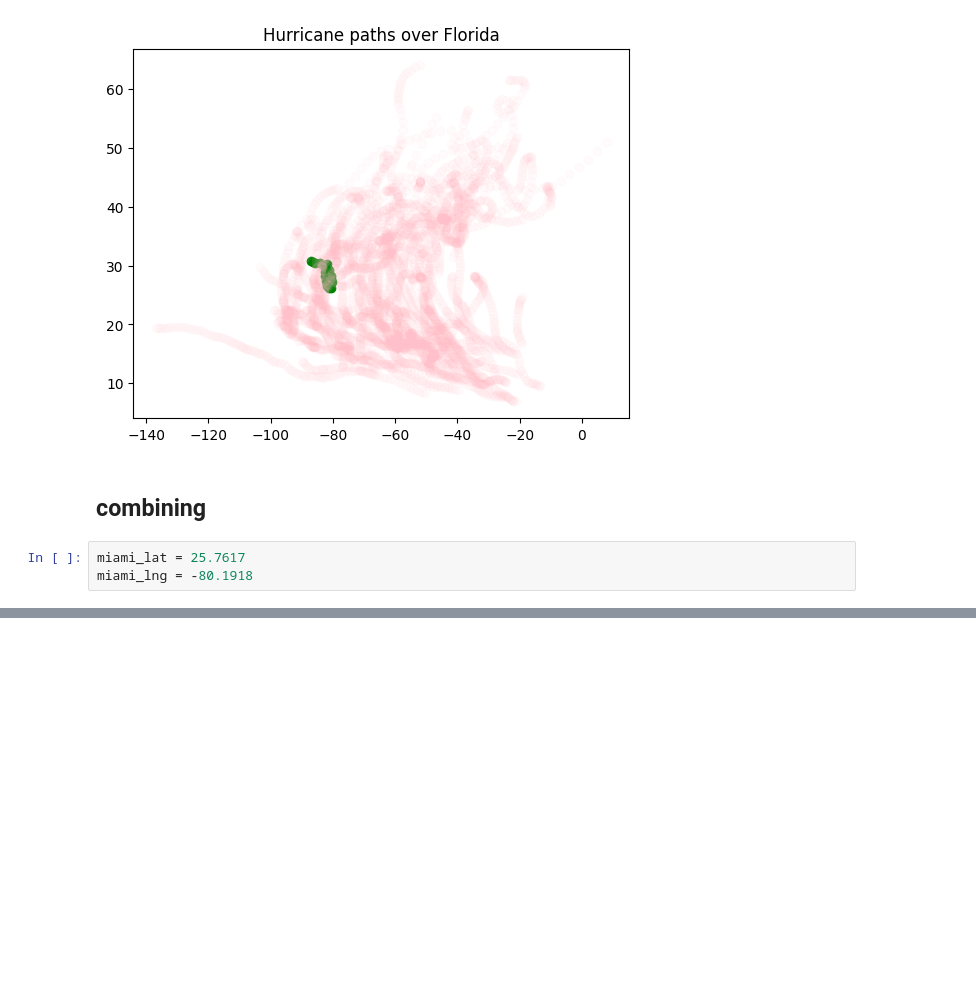
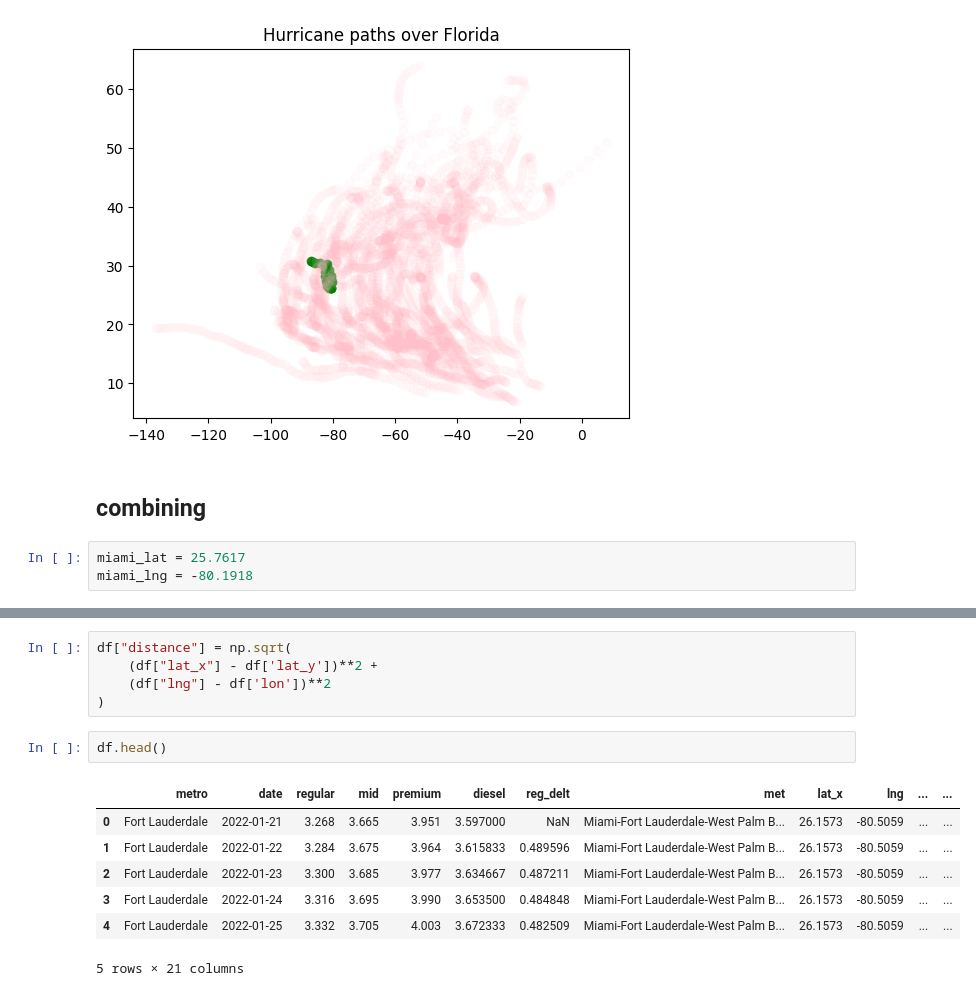
Before and after one commit to sofieappel/HurricanesAndGasPrices, a Jupyter notebook: datacombo.ipynb, the cells around one changed output, grey strips where cells are left out. Drawn from its saved outputs; the diff is of its cells as text; blank space fills up the shorter version.

```diff
--- a/datacombo.ipynb
+++ b/datacombo.ipynb
@@ -49,0 +90,15 @@ miami_lng = -80.1918
+# %%
+df["distance"] = np.sqrt(
+    (df["lat_x"] - df['lat_y'])**2 +
+    (df["lng"] - df['lon'])**2
+)
+# %%
+df.head()
+# %% [output]
+|  | metro | date | regular | mid | premium | diesel | reg_delt | met | lat_x | lng | ... | ... |
+| 0 | Fort Lauderdale | 2022-01-21 | 3.268 | 3.665 | 3.951 | 3.597000 | NaN | Miami-Fort Lauderdale-West Palm B... | 26.1573 | -80.5059 | ... | ... |
+| 1 | Fort Lauderdale | 2022-01-22 | 3.284 | 3.675 | 3.964 | 3.615833 | 0.489596 | Miami-Fort Lauderdale-West Palm B... | 26.1573 | -80.5059 | ... | ... |
+| 2 | Fort Lauderdale | 2022-01-23 | 3.300 | 3.685 | 3.977 | 3.634667 | 0.487211 | Miami-Fort Lauderdale-West Palm B... | 26.1573 | -80.5059 | ... | ... |
+| 3 | Fort Lauderdale | 2022-01-24 | 3.316 | 3.695 | 3.990 | 3.653500 | 0.484848 | Miami-Fort Lauderdale-West Palm B... | 26.1573 | -80.5059 | ... | ... |
+| 4 | Fort Lauderdale | 2022-01-25 | 3.332 | 3.705 | 4.003 | 3.672333 | 0.482509 | Miami-Fort Lauderdale-West Palm B... | 26.1573 | -80.5059 | ... | ... |
+5 rows × 21 columns
```
Also changed, not shown: parts of 8 cells of this notebook.
